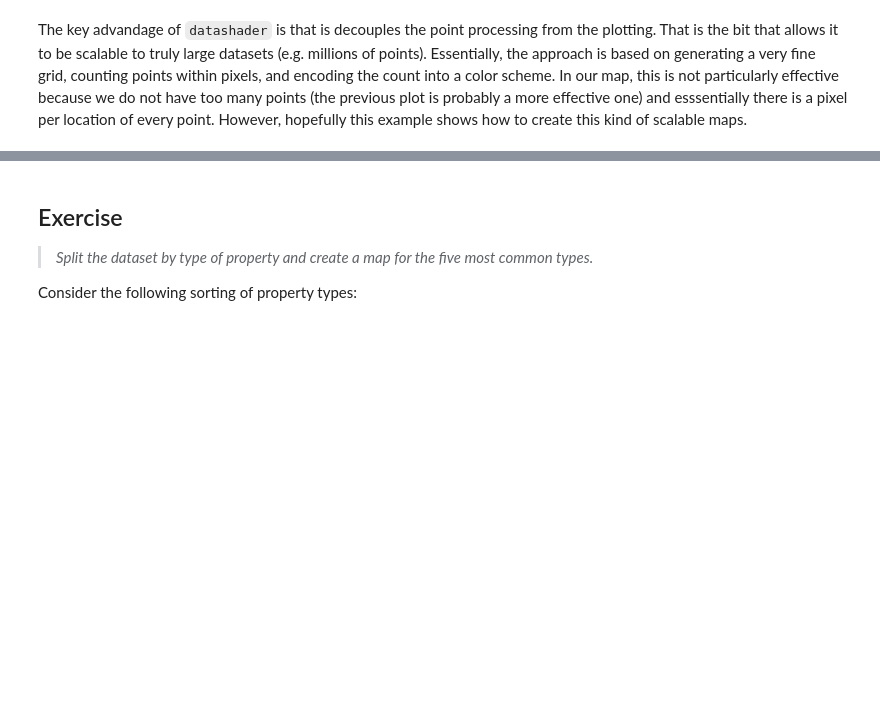
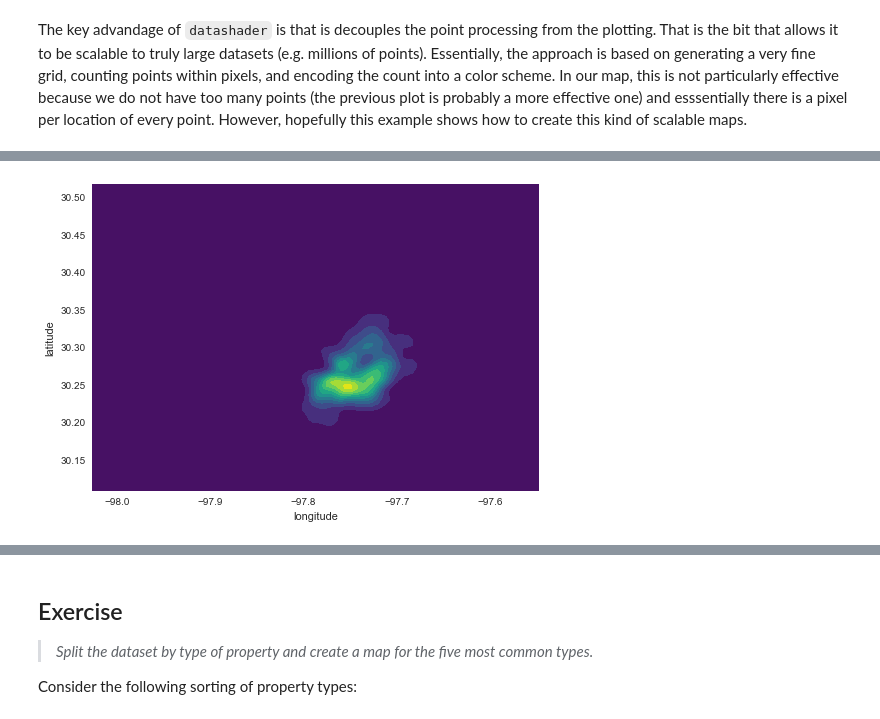
Before and after one commit to darribas/gds_scipy16, a Jupyter notebook: content/part2/04_points.ipynb, the cells around one changed output, grey strips where cells are left out. Drawn from its saved outputs; the diff is of its cells as text; code cells hidden in the pictures; blank space fills up the shorter version.

```diff
--- a/content/part2/04_points.ipynb
+++ b/content/part2/04_points.ipynb
@@ -164,0 +171,4 @@ The key advandage of `datashader` is that is decouples the point processing from
+# %%
+sns.kdeplot(lst['longitude'], lst['latitude'], shade=True, cmap='viridis');
+# %% [output]
+[figure, added]
```
Also changed, not shown: parts of 9 cells of this notebook.
